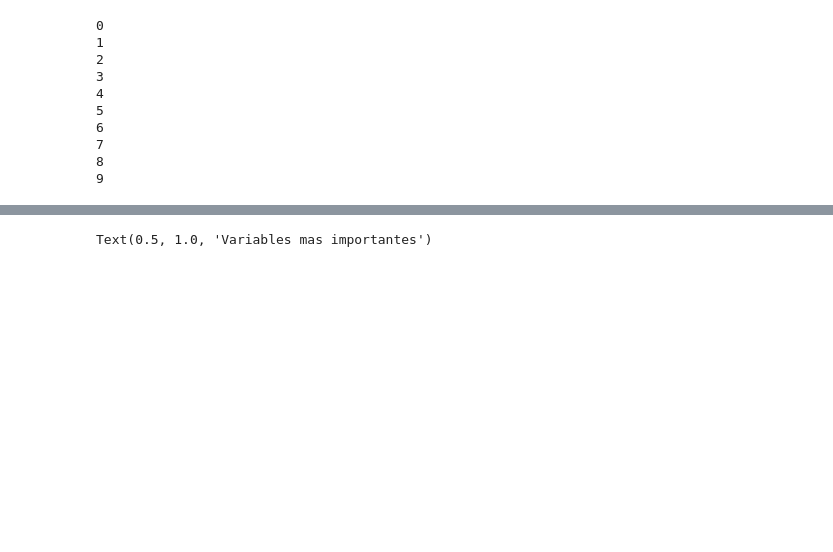
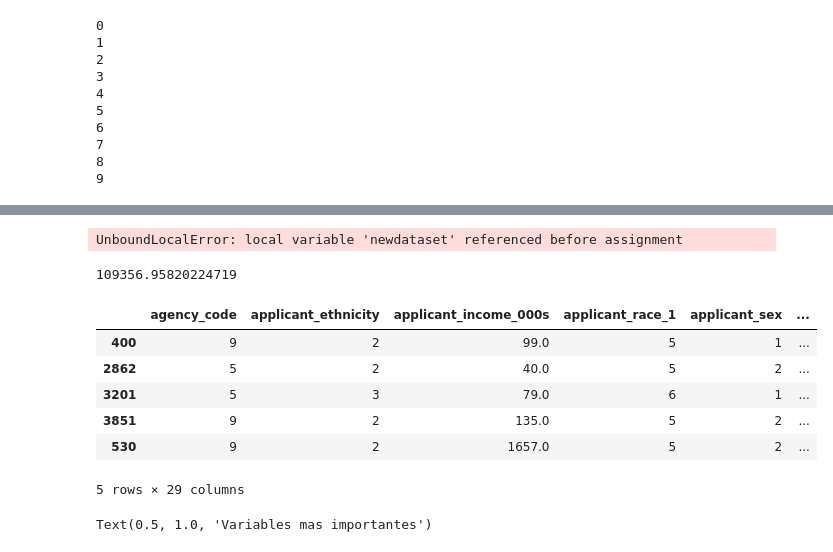
Before and after one commit to jjiguaran/Arboles-de-decison-para-los-prestamos-immobiliarios-en-Nueva-York, a Jupyter notebook: Housingv2.ipynb, the cells around one changed output, grey strips where cells are left out. Drawn from its saved outputs; the diff is of its cells as text; code cells hidden in the pictures; blank space fills up the shorter version.

```diff
--- a/Housingv2.ipynb
+++ b/Housingv2.ipynb
@@ -274,0 +365,11 @@ True
+# %%
+#0.1,0.15,0.2,0.25,0.3,0.3
+rango=[0,0.05,0.1]
+lista= []
+count=0
+while count<len(rango):
+    a = ind_ruido(train_X_ruido,rango[count])
+    lista.append(a)
+    count=count+1
+# %% [output]
+UnboundLocalError: local variable 'newdataset' referenced before assignment
@@ -274,0 +378,4 @@ True
+# %%
+train_X_ruido.iloc[:,21].mean()
+# %% [output]
+109356.95820224719
@@ -275,3 +384,13 @@ True
+# %%
+len(dataser)
+# %% [output]
+|  | agency_code | applicant_ethnicity | applicant_income_000s | applicant_race_1 | applicant_sex | ... |
+| 400 | 9 | 2 | 99.0 | 5 | 1 | ... |
+| 2862 | 5 | 2 | 40.0 | 5 | 2 | ... |
+| 3201 | 5 | 3 | 79.0 | 6 | 1 | ... |
+| 3851 | 9 | 2 | 135.0 | 5 | 2 | ... |
+| 530 | 9 | 2 | 1657.0 | 5 | 2 | ... |
+5 rows × 29 columns
 # %%
 Importance = pd.DataFrame({'Variable': X.columns,
     'Valor':dtree.feature_importances_ })
```
Also changed, not shown: parts of 27 cells of this notebook.
